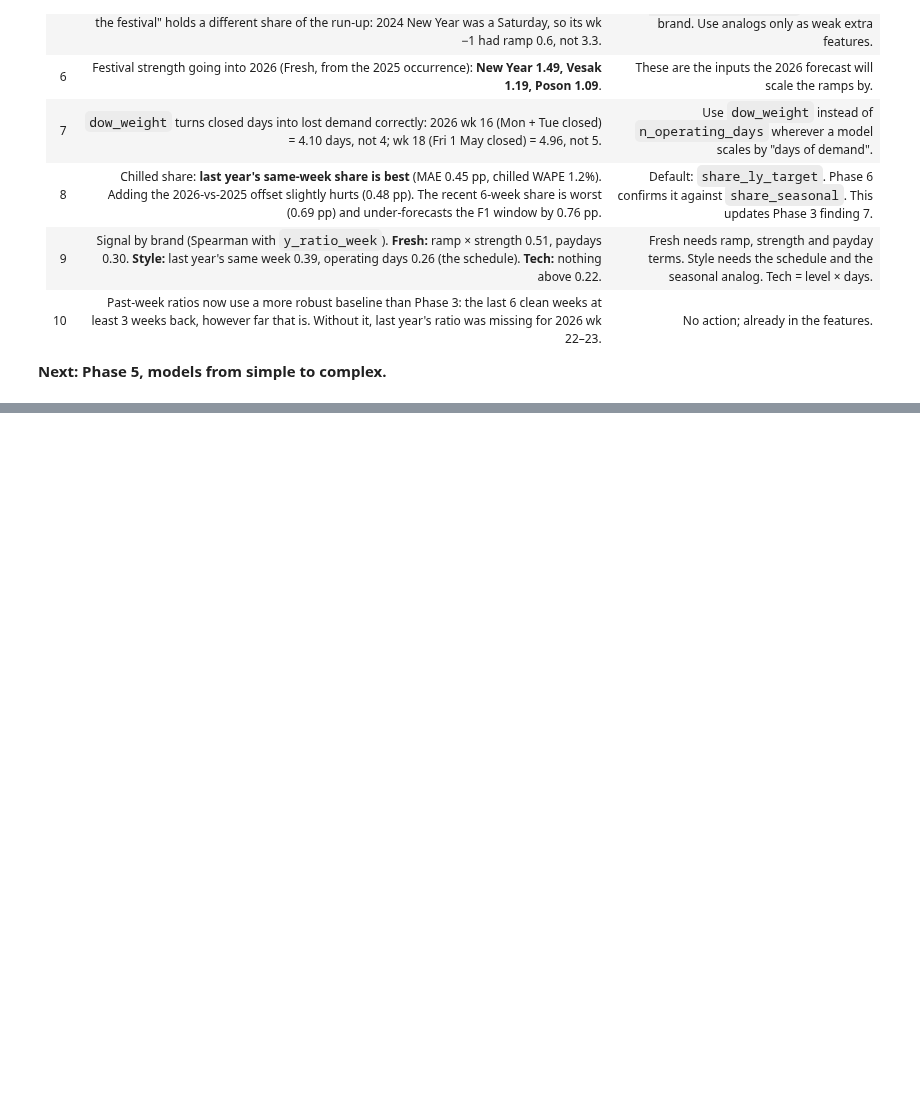
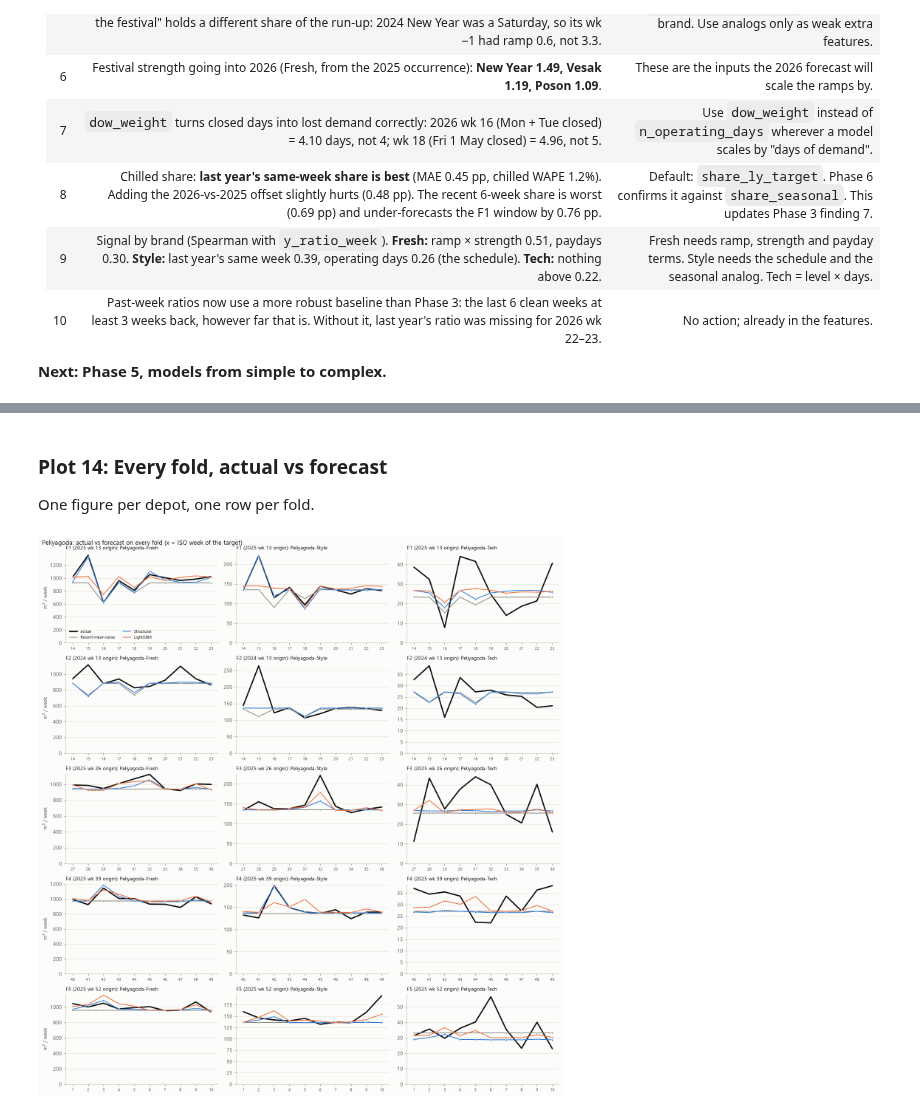
Before and after one commit to kanishkapg/demand_forecast, a Jupyter notebook: notebooks/task2a.ipynb, the cells around one changed output, grey strips where cells are left out. Saved outputs shown, nothing was run; the diff lists cells and outputs as text; code cells hidden in the pictures; blank space fills up the shorter version.

```diff
--- a/notebooks/task2a.ipynb
+++ b/notebooks/task2a.ipynb
@@ -1888,0 +2607,31 @@ corr.reindex(corr.abs().max(axis=1).sort_values(ascending=False).index).head(18)
+# %% [markdown]
+### Plot 14: Every fold, actual vs forecast
+One figure per depot, one row per fold.
+# %%
+def plot_folds(depot, name):
+    cols = [f"{depot}-{b}" for b in BRANDS]
+    fig, axes = plt.subplots(len(FOLDS), 3, figsize=(13, 14))
+    for i, (f, o) in enumerate(FOLDS.items()):
+        for j, s in enumerate(cols):
+            ax = axes[i, j]
+            g = bt[(bt.origin_idx == o) & (bt.series == s)]
+            a = g[g.model == "STRUCT"].sort_values("h")
+            ax.plot(a.h, a.y_total, color=INK, lw=2.2, label="actual")
+            for m in ["B2_RECENT", "STRUCT", "LGBM"]:
+                gm = g[g.model == m].sort_values("h")
+                if len(gm):
+                    ax.plot(gm.h, gm.pred_total, color=STYLE[m][0], lw=1.3, marker="o", ms=3, mec=SURFACE, mew=0.6, label=STYLE[m][1])
+            ax.set_xticks(a.h, a.iso_week, fontsize=7)
+            ax.set_ylim(0, None)
+            ax.set_title(f"{f} ({yw(o)} origin): {s}", loc="left", fontsize=9)
+            if j == 0:
+                ax.set_ylabel("m³ / week")
+    axes[0, 0].legend(loc="lower left", fontsize=7, ncol=2)
+    fig.suptitle(f"{depot}: actual vs forecast on every fold (x = ISO week of the target)", x=0.01, ha="left", fontsize=11)
+    fig.tight_layout()
+    save(fig, name)
+
+
+plot_folds("Peliyagoda", "p6_02_folds_actual_vs_forecast")
+# %% [output]
+[figure, added]
```
Also changed, not shown: parts of 61 cells of this notebook, 12 other files.
